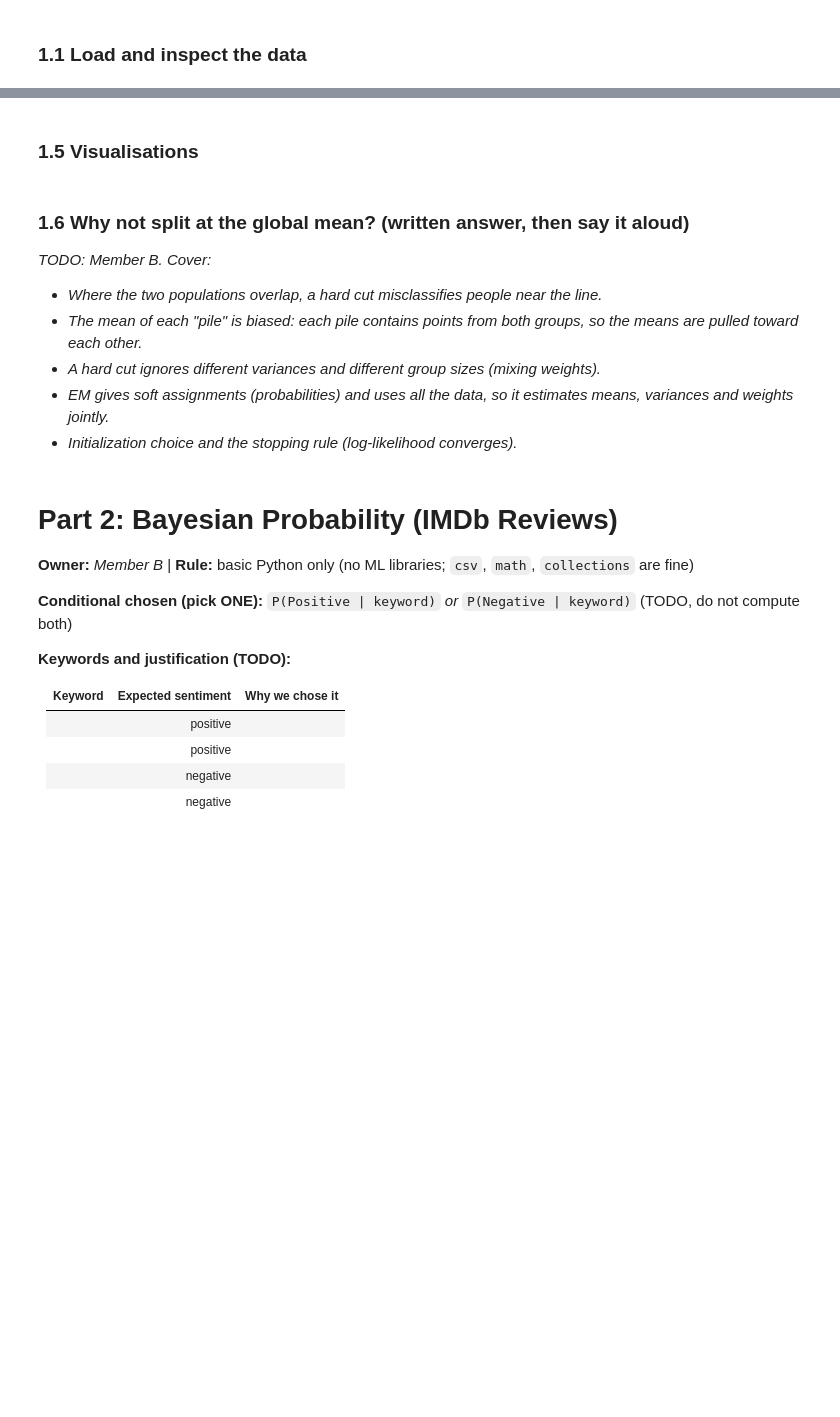
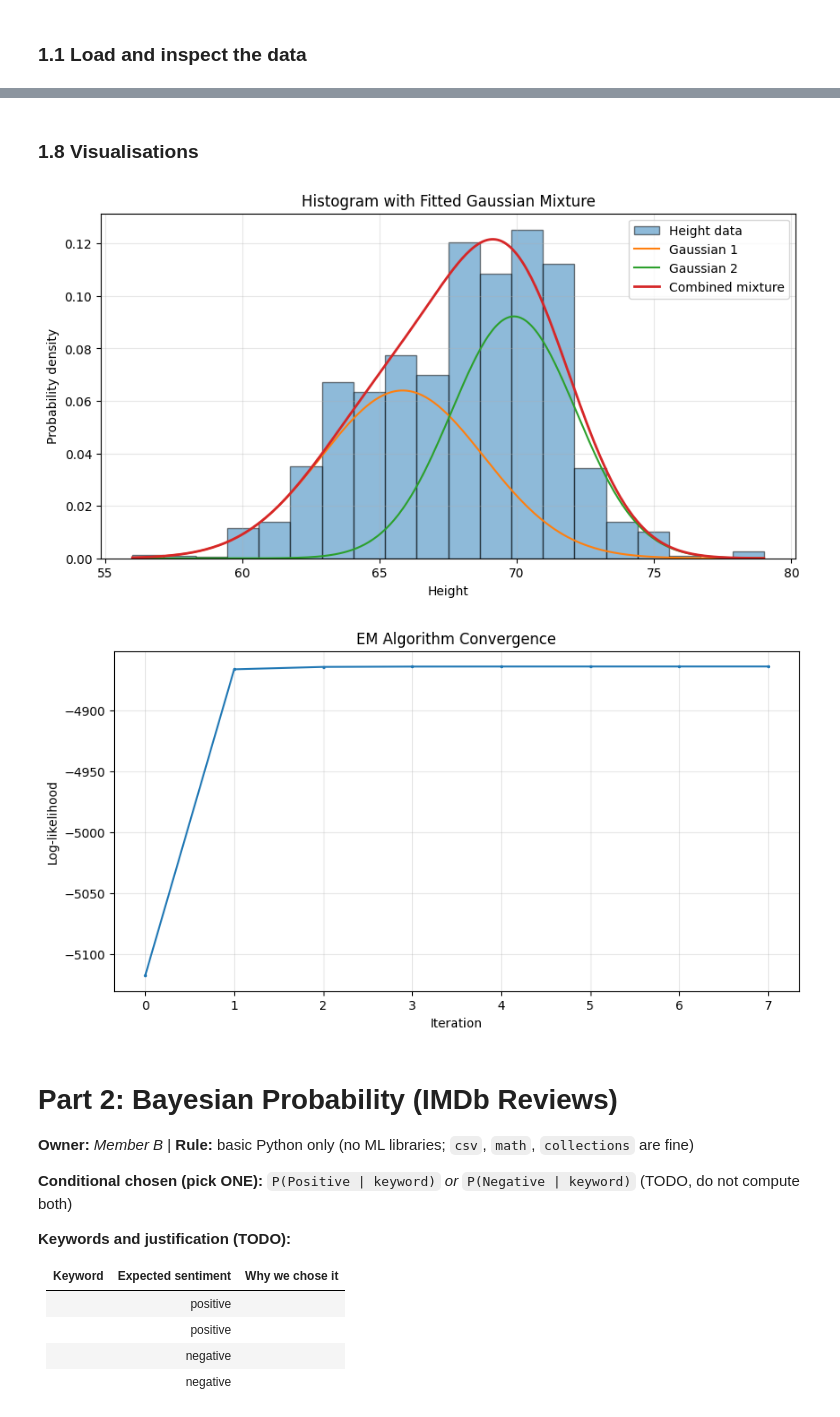
Before and after one commit to ToluwaniOladeji/Formative_3_Group_9, a Jupyter notebook: formative3_group_9.ipynb, the cells around one changed output, grey strips where cells are left out. Saved outputs shown, nothing was run; the diff lists cells and outputs as text; code cells hidden in the pictures; blank space fills up the shorter version.

Commit message:
Part 1: Probability Distribution

```diff
--- a/formative3_group_9.ipynb
+++ b/formative3_group_9.ipynb
@@ -54 +99,4 @@ import matplotlib.pyplot
+# %%
+def gaussian(x, mean, variance):
+    return (1 / math.sqrt(2 * math.pi * variance)) * math.exp(-((x - mean) ** 2) / (2 * variance))
 # %% [markdown]
@@ -83,0 +237,12 @@ Model: $p(x) = \pi_1\,\mathcal{N}(x\mid\mu_1,\sigma_1^2) + \pi_2\,\mathcal{N}(x\
+# %%
+data = load_data(FILE_PATH)
+model, history = EM(data)
+
+print("Number of heights:", len(data))
+print("Converged after", history[-1][0], "iterations\n")
+print_table(history)
+
+mean1, mean2, var1, var2, pi1, pi2 = model
+print("\nFinal model")
+print(f"Group 1: mean={mean1:.3f}, std={math.sqrt(var1):.3f}, pi={pi1:.3f}")
+print(f"Group 2: mean={mean2:.3f}, std={math.sqrt(var2):.3f}, pi={pi2:.3f}")
@@ -84,2 +284,2 @@ Model: $p(x) = \pi_1\,\mathcal{N}(x\mid\mu_1,\sigma_1^2) + \pi_2\,\mathcal{N}(x\
 # %% [markdown]
-### 1.5 Visualisations
+### 1.8 Visualisations
@@ -90,12 +286,42 @@ Model: $p(x) = \pi_1\,\mathcal{N}(x\mid\mu_1,\sigma_1^2) + \pi_2\,\mathcal{N}(x\
-# %% [markdown]
-### 1.6 Why not split at the global mean? (written answer, then say it aloud)
-
-_TODO: Member B. Cover:_
-- _Where the two populations overlap, a hard cut misclassifies people near the line._
-- _The mean of each "pile" is biased: each pile contains points from both groups, so the means are pulled toward each other._
-- _A hard cut ignores different variances and different group sizes (mixing weights)._
-- _EM gives soft assignments (probabilities) and uses all the data, so it estimates means, variances and weights jointly._
-- _Initialization choice and the stopping rule (log-likelihood converges)._
+# %%
+# Extract fitted parameters
+mean1, mean2, var1, var2, pi1, pi2 = model
+
+# Create x-values for the Gaussian curves
+x_values = [min(data) + i * (max(data) - min(data)) / 299 for i in range(300)]
+
+# Plot 1: Histogram and fitted Gaussian mixture
+plt.figure(figsize=(10, 5))
+plt.hist(data, bins=20, density=True, alpha=0.5, edgecolor="black", label="Height data")
+
+curve1 = [pi1 * gaussian(x, mean1, var1) for x in x_values]
+curve2 = [pi2 * gaussian(x, mean2, var2) for x in x_values]
+mixture = [y1 + y2 for y1, y2 in zip(curve1, curve2)]
+
+plt.plot(x_values, curve1, label="Gaussian 1")
+plt.plot(x_values, curve2, label="Gaussian 2")
+plt.plot(x_values, mixture, label="Combined mixture", linewidth=2)
+plt.xlabel("Height")
+plt.ylabel("Probability density")
+plt.title("Histogram with Fitted Gaussian Mixture")
+plt.legend()
+plt.grid(alpha=0.3)
+plt.show()
+
+# Plot 2: Log-likelihood vs iteration
+iterations = [row[0] for row in history]
+log_likelihoods = [row[7] for row in history]
+
+plt.figure(figsize=(10, 5))
+plt.plot(iterations, log_likelihoods, marker=".", markersize=3)
+plt.xlabel("Iteration")
+plt.ylabel("Log-likelihood")
+plt.title("EM Algorithm Convergence")
+plt.grid(alpha=0.3)
+plt.show()
+# %% [output]
+[figure, added]
+[figure, added]
 # %% [markdown]
 <a id="part-2"></a>
 # Part 2: Bayesian Probability (IMDb Reviews)
```
Also changed, not shown: parts of 25 cells of this notebook.
